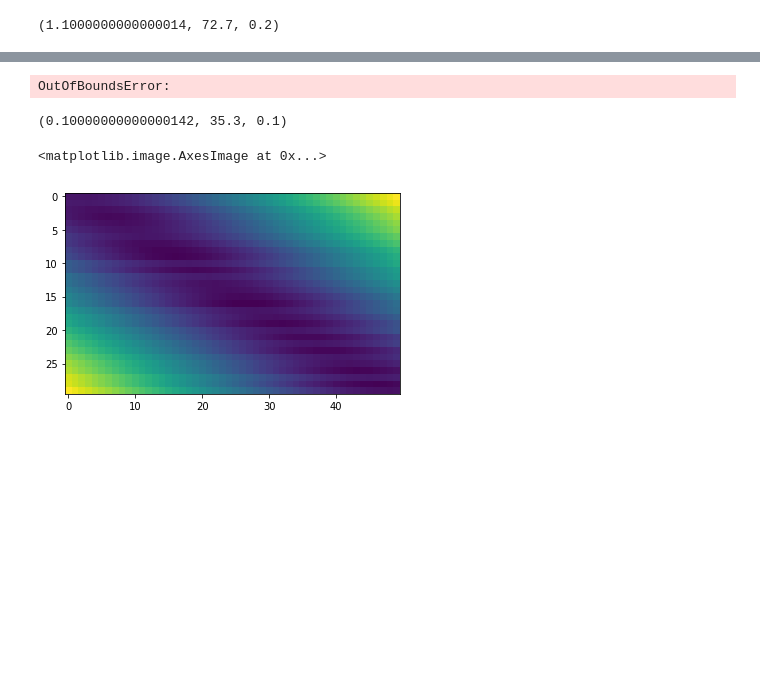
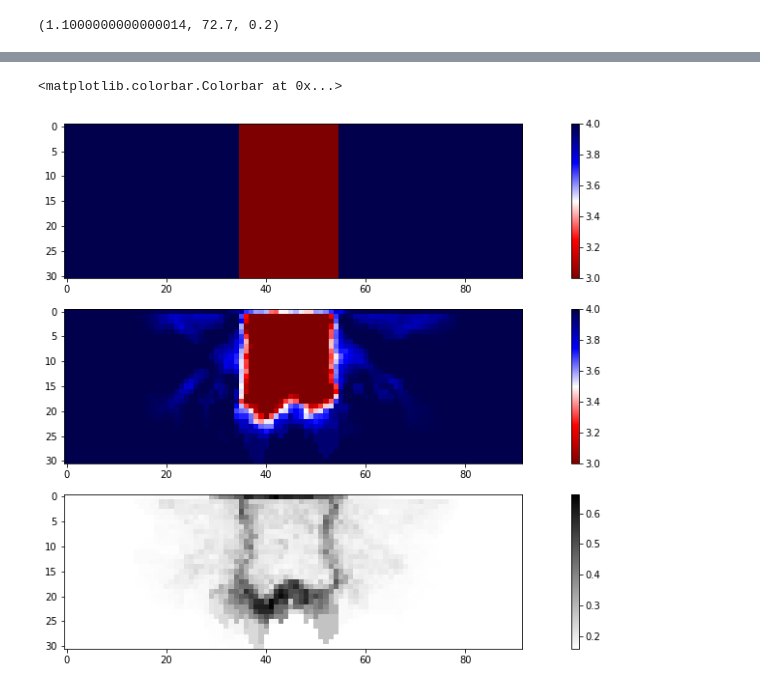
Before and after one commit to HongjianFang/ScatterTomo, a Jupyter notebook: scatterimaging.ipynb, the cells around one changed output, grey strips where cells are left out. Drawn from its saved outputs; the diff is of its cells as text; code cells hidden in the pictures; blank space fills up the shorter version.

```diff
--- a/scatterimaging.ipynb
+++ b/scatterimaging.ipynb
@@ -231,2 +291,0 @@ OutOfBoundsError:
-# %%
-ray = solver.trace_ray((0.1,54,0.1),tolerance=1e-4)
@@ -239,13 +291,0 @@ rcp
-# %%
-ray = solver.trace_ray(rcp,tolerance=1e-4)
-# %% [output]
-OutOfBoundsError:
-# %%
-rcp
-# %% [output]
-(0.10000000000000142, 35.3, 0.1)
-# %%
-plt.imshow(dobs)
-# %% [output]
-<matplotlib.image.AxesImage at 0x...>
-[figure, removed]
@@ -317,0 +292,26 @@ plot(solver)
+# %%
+def voronoicells(n,m,ncell = 50,adaptive=False,acell=500,secw=0,sece=10,secn=0,secs=10):
+    pos = np.zeros((ncell,2))
+    #print(iset)
+    pos[:,0] = np.random.rand(ncell,)*n
+    pos[:,1] = np.random.rand(ncell,)*m
+    if adaptive:
+        ncella = acell
+        posa = np.zeros((ncella,2))
+        posa[:,0] = np.random.rand(ncella,)*(sece-secw)+secw
+        posa[:,1] = np.random.rand(ncella,)*(secs-secn)+secn
+        pos = np.vstack([pos,posa])
+        ncell += ncella
+    tri = Delaunay(pos)
+    neiList=defaultdict(list)
+    for p in tri.vertices:
+        for i,j in itertools.combinations(p,2):
+            neiList[i+1].append(j+1)
+            neiList[j+1].append(i+1)
+    for p in range(1,1+len(pos)):
+        neiList[0].append(p)
+    neiList[0] = np.unique(neiList[0])
+    for p in range(1,len(pos)+1):
+        neiList[p].append(p)
+        neiList[p] = np.unique(neiList[p])
+    return pos,neiList
@@ -317,0 +423,17 @@ plot(solver)
+# %%
+fig = plt.subplots(nrows=3,ncols=1,figsize=(18,10))
+plt.subplot(311)
+xinv = vel.flatten()
+plt.imshow(xinv.reshape(n,m).T,cmap='seismic_r')
+plt.colorbar()
+plt.subplot(312)
+xinv = xall.reshape(m,n)
+plt.imshow(xinv.reshape(n,m).T,cmap='seismic_r',vmin=3.0,vmax=4.0)
+plt.colorbar()
+plt.subplot(313)
+xinv = stdx.reshape(m,n)
+plt.imshow(xinv.reshape(n,m).T,cmap='gray_r')
+plt.colorbar()
+# %% [output]
+<matplotlib.colorbar.Colorbar at 0x...>
+[figure, added]
```
Also changed, not shown: parts of 13 cells of this notebook.
